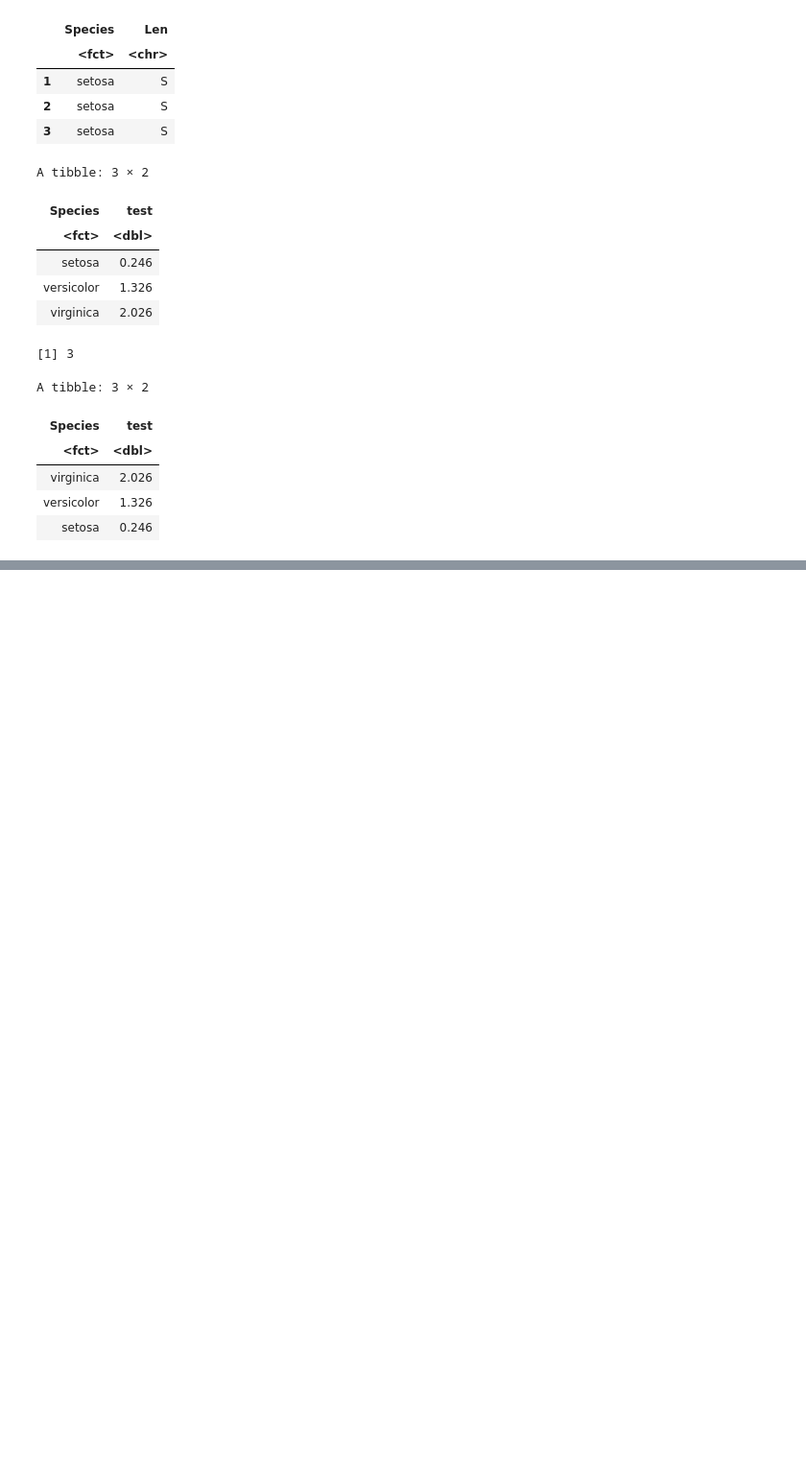
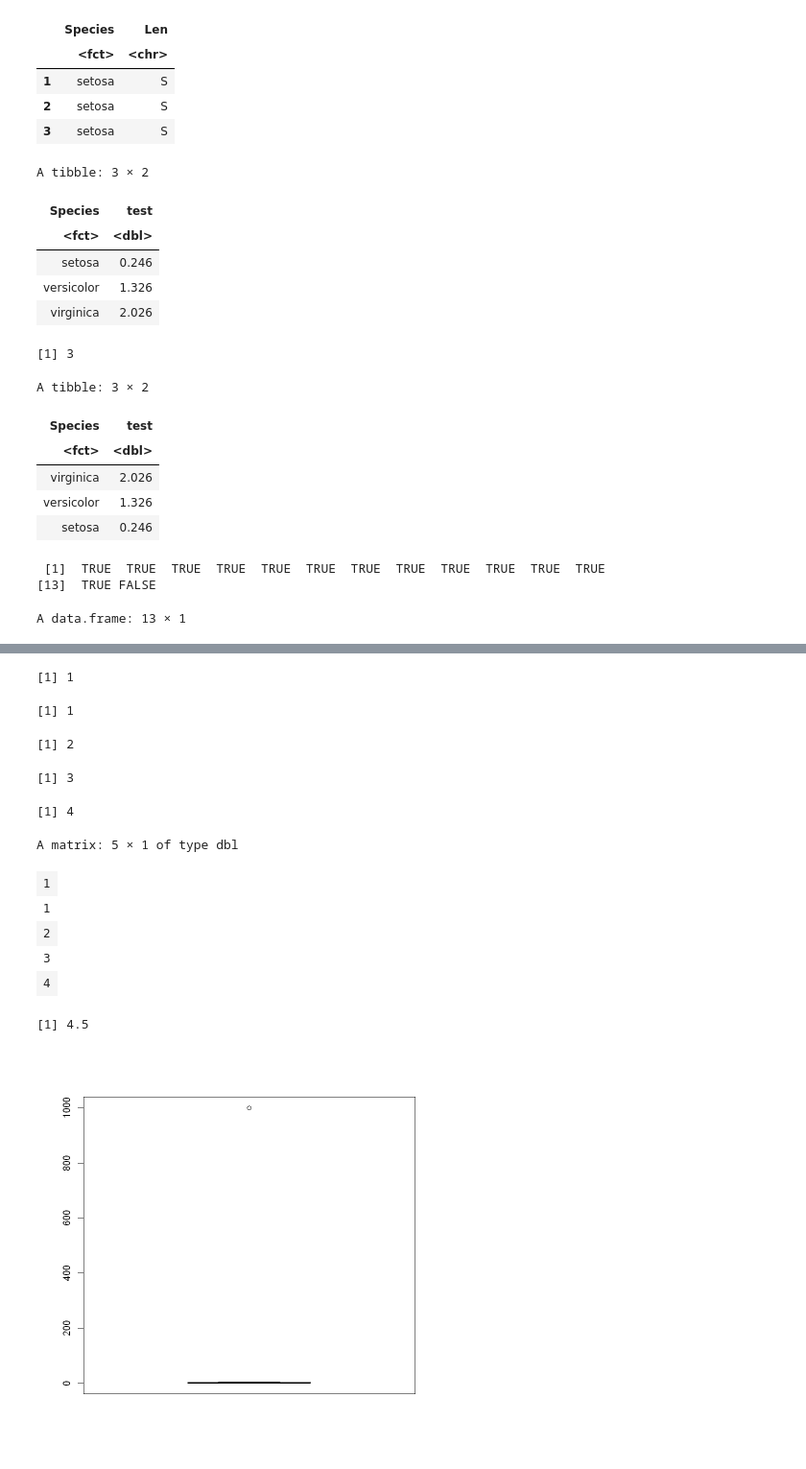
Before and after one commit to srkwon/analysis, a Jupyter notebook: data-analysis-2021/3.빅데이터분석기사/20211118.ipynb, the cells around one changed output, grey strips where cells are left out. Shown: that part at 96% size. Cells and saved outputs as stored; diff of their text form; code cells hidden in the pictures; blank space fills up the shorter version.

```diff
--- a/data-analysis-2021/3.빅데이터분석기사/20211118.ipynb
+++ b/data-analysis-2021/3.빅데이터분석기사/20211118.ipynb
@@ -371,3 +371,42 @@ A tibble: 3 × 2
 | virginica | 2.026 |
 | versicolor | 1.326 |
 | setosa | 0.246 |
+# %%
+# 데이터 정제 - 결측치 처리, 이상값(아웃라이어) 처리
+# 이상값 처리 => 삭제/대체/변환/분류
+# ESD(Extreme Studentized Deviation), 기하평균, 사분위수 등을 활용해 확인
+# ESD => 평균에서 3 표준편차보다 큰 값들을 이상값으로 판별하는 방법
+# 사분위수 활용 => 박스플롯을 통해 시각적으로 확인 가능, Q1 - 1.5 * IQR < data < Q3 + 1.5 * IQR 을 넘는 값들에 해당
+
+library(dplyr)
+
+score <- c(1,1,1,1,2,3,4,1,2,3,4,2,1,1000)
+
+esd <- function(x) {
+    return (abs(x - mean(x))/sd(x) < 3)
+}
+
+esd(score)
+
+# 일단 데이터 프레임에 넣고
+df <- data.frame(score)
+
+# 데이터프레임에서 score를 넣기
+df %>%
+    filter(esd(score))
+# 즉 1000이 필터링되어서 없어짐
+
+box_score <- boxplot(score)
+box_score$stats[1] # 최소값
+box_score$stats[2] # 제1사분위(Q1)
+box_score$stats[3] # 제 2사분위(중앙값, Q2)
+box_score$stats[4] # 제 3사분위(Q3)
+box_score$stats[5] # 최대값
+box_score$stats
+
+# IQR 함수를 이용해서 (Q3-Q1)값을 구할 수 있음
+IQR(x = 1:10, na.rm = TRUE)
+# %% [output]
+ [1]  TRUE  TRUE  TRUE  TRUE  TRUE  TRUE  TRUE  TRUE  TRUE  TRUE  TRUE  TRUE
+[13]  TRUE FALSE
+A data.frame: 13 × 1
@@ -373,0 +428,13 @@ A tibble: 3 × 2
+[1] 1
+[1] 1
+[1] 2
+[1] 3
+[1] 4
+A matrix: 5 × 1 of type dbl
+| 1 |
+| 1 |
+| 2 |
+| 3 |
+| 4 |
+[1] 4.5
+[figure, added]
```
Also changed, not shown: parts of 1 cell of this notebook.
